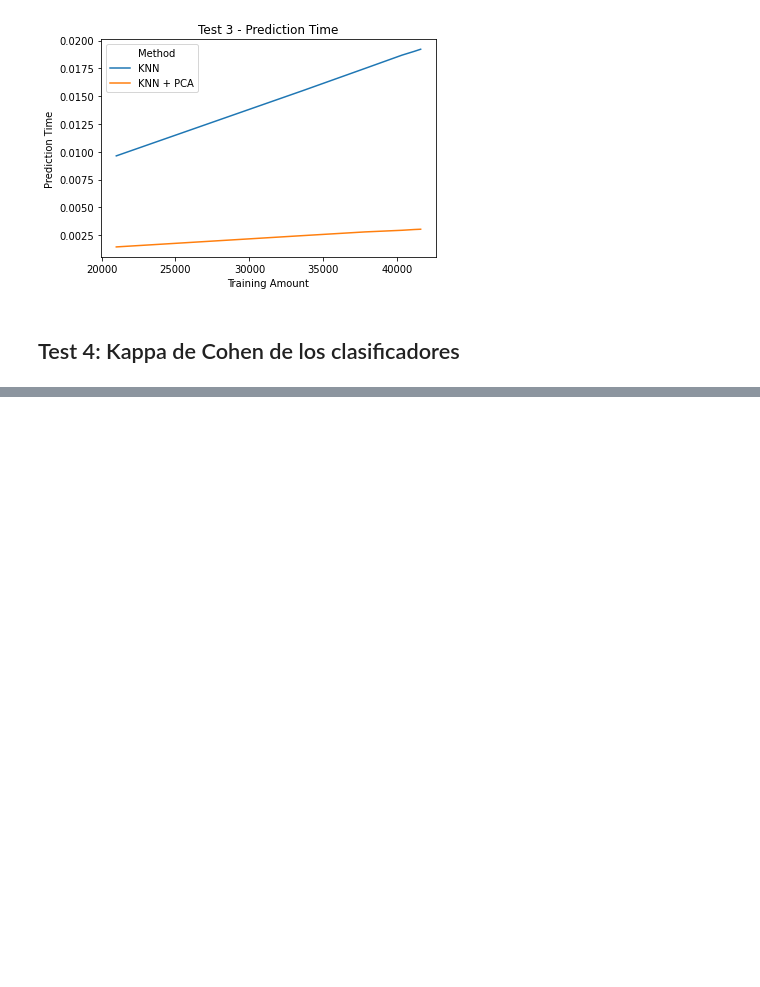
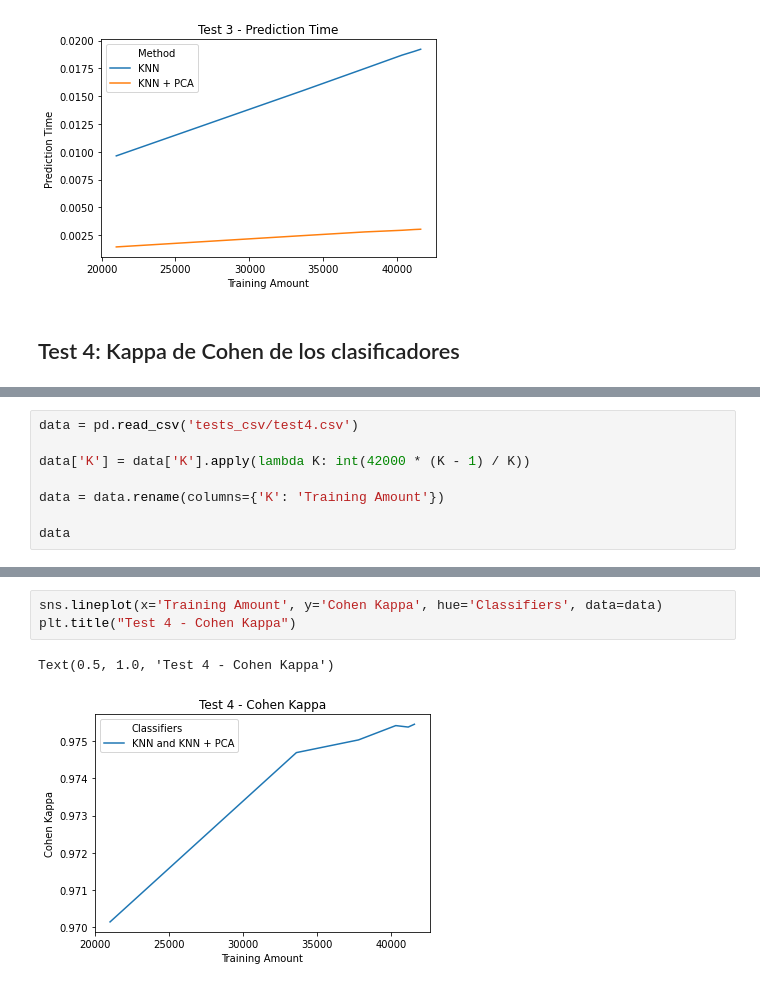
Before and after one commit to brianarrondo/metnum-tp2, a Jupyter notebook: notebooks/graphics.ipynb, the cells around one changed output, grey strips where cells are left out. Saved outputs shown, nothing was run; the diff lists cells and outputs as text; blank space fills up the shorter version.

Commit message:
nuevo test 4 y listo para entregar

```diff
--- a/notebooks/graphics.ipynb
+++ b/notebooks/graphics.ipynb
@@ -134,0 +128,8 @@ data
+# %%
+data = pd.read_csv('tests_csv/test4.csv')
+
+data['K'] = data['K'].apply(lambda K: int(42000 * (K - 1) / K))
+
+data = data.rename(columns={'K': 'Training Amount'})
+
+data
@@ -134,0 +144,6 @@ data
+# %%
+sns.lineplot(x='Training Amount', y='Cohen Kappa', hue='Classifiers', data=data)
+plt.title("Test 4 - Cohen Kappa")
+# %% [output]
+Text(0.5, 1.0, 'Test 4 - Cohen Kappa')
+[figure, added]
```
Also changed, not shown: parts of 2 cells of this notebook, 2 other files.
